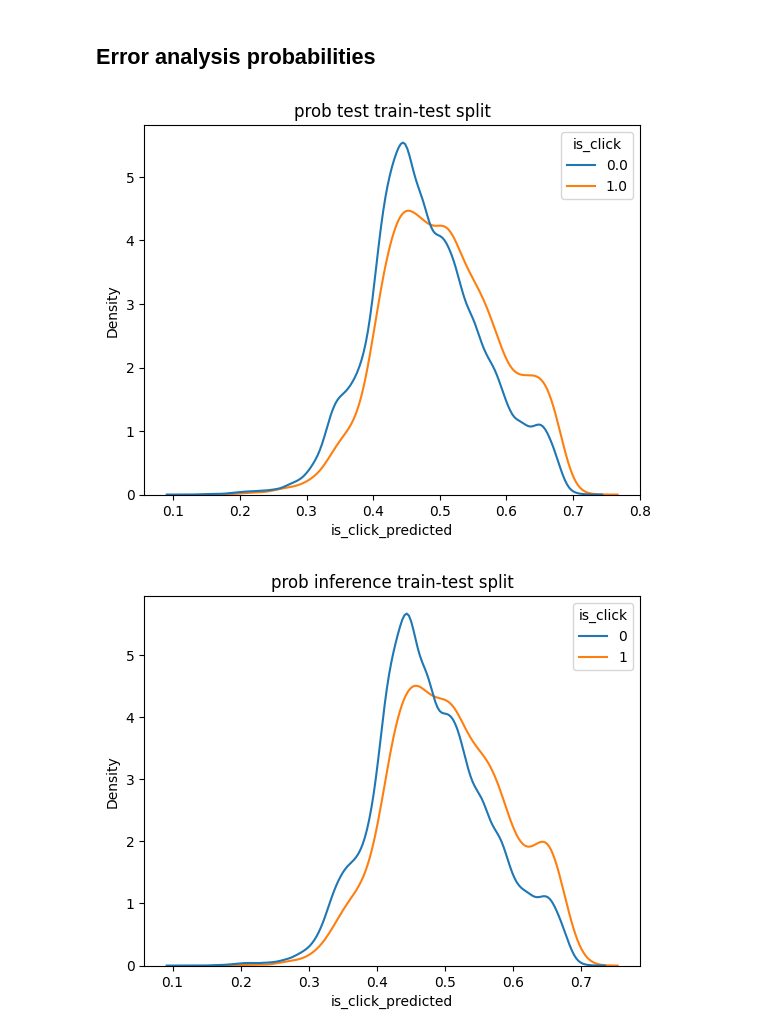
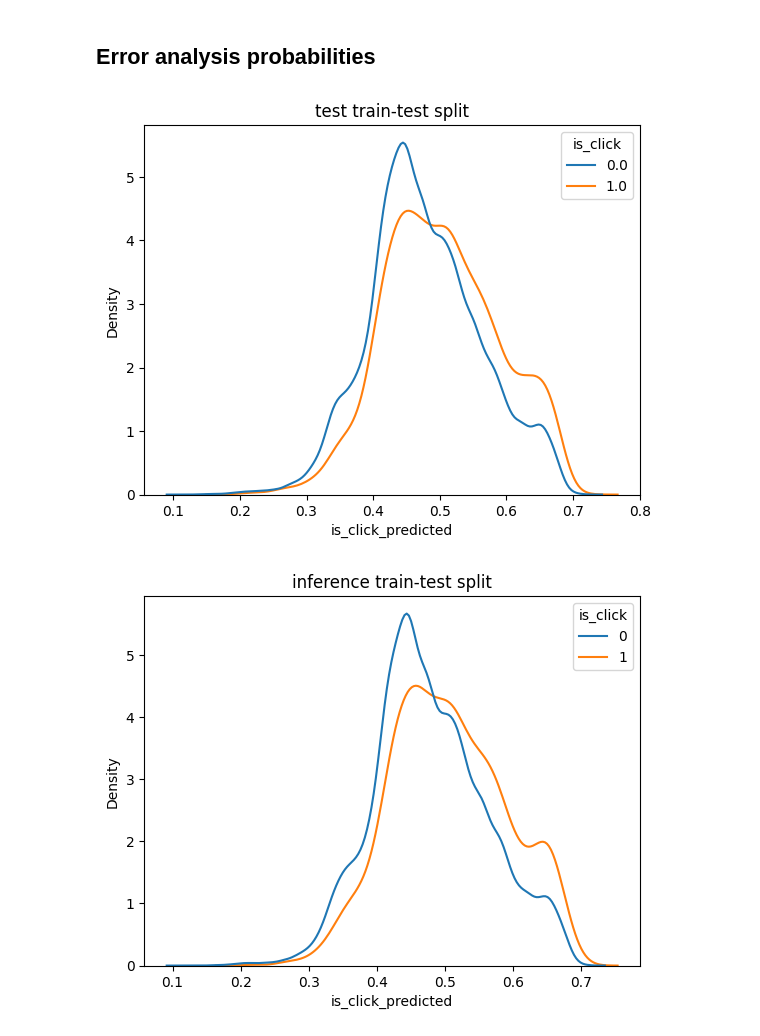
Before and after one commit to OphirTuretz/Y-DATA-Ninjas, a Jupyter notebook: notebooks/error_analysis_ophir.ipynb, the cells around one changed output. Drawn from its saved outputs; the diff is of its cells as text; code cells hidden in the pictures.

```diff
--- a/notebooks/error_analysis_ophir.ipynb
+++ b/notebooks/error_analysis_ophir.ipynb
@@ -208,14 +208,14 @@ for y_true, y_score, label in zip(y_trues[1:], y_scores[1:], results_labels[1:])
 # %%
 y_trues = [p_s_p_t.is_click, y_i.is_click, y_i.is_click]
 y_scores = [p_s_p_t.is_click_predicted, p_s_p_i.is_click_predicted, p_ns_p_i.is_click_predicted]
-results_labels = ["prob test train-test split",
-                  "prob inference train-test split",
-                  "prob inference no split"]
+results_labels = ["test train-test split",
+                  "inference train-test split",
+                  "inference no split"]
 
 for y_true, y_score, label in zip(y_trues, y_scores, results_labels):
     sns.kdeplot(x=y_score, hue=y_true, common_norm=False)
     plt.title(label)
     plt.show()
 # %% [output]
-[figure, old version]
+[figure, new version]
-[figure, old version]
+[figure, new version]
```
Also changed, not shown: parts of 2 cells of this notebook.
